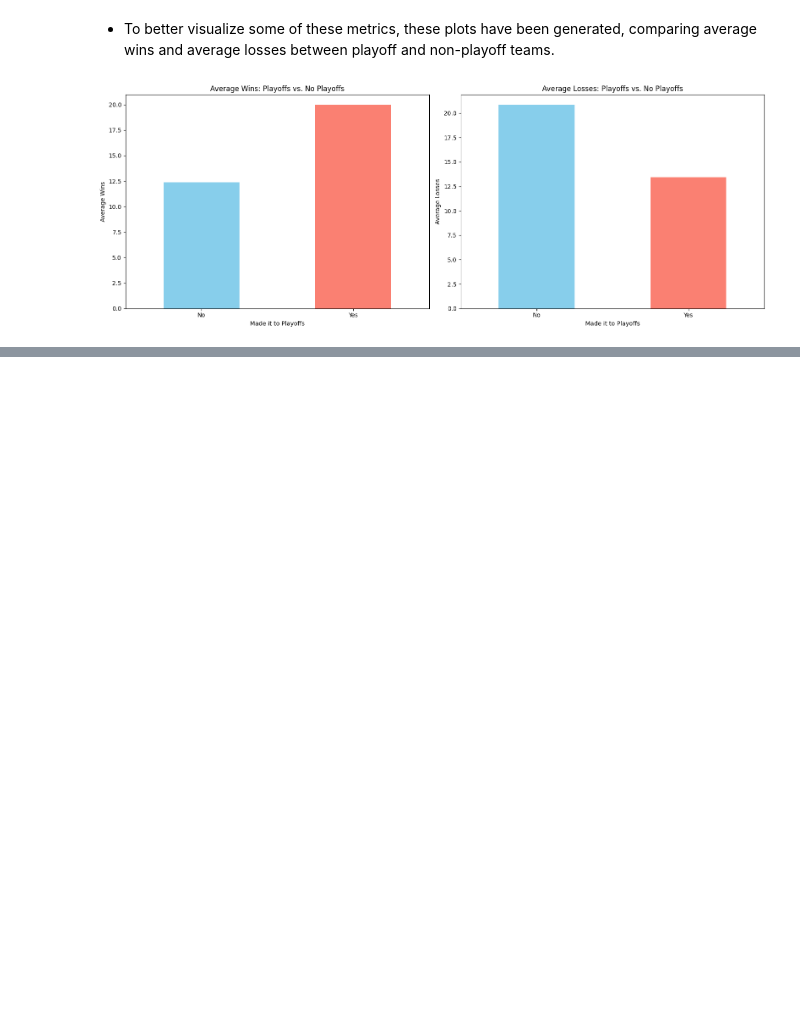
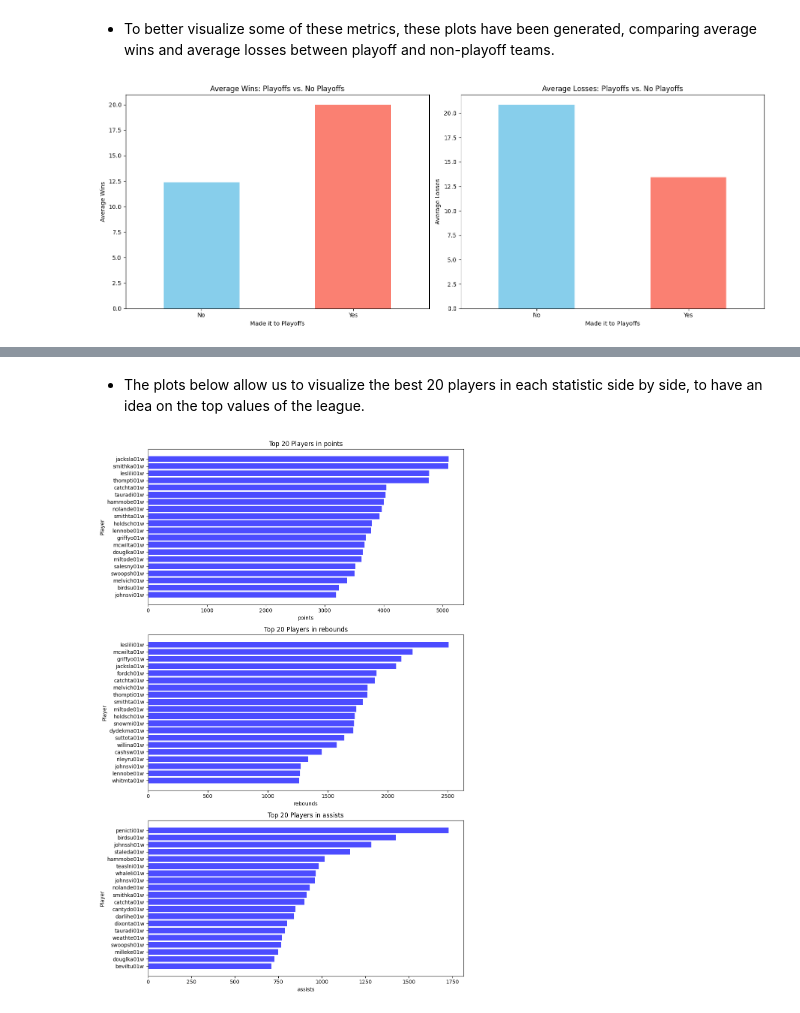
Before and after one commit to Pedro-CAB/AC-Project, a Jupyter notebook: data_analysis.ipynb, the cells around one changed output, grey strips where cells are left out. Drawn from its saved outputs; the diff is of its cells as text; code cells hidden in the pictures; blank space fills up the shorter version.

```diff
--- a/data_analysis.ipynb
+++ b/data_analysis.ipynb
@@ -722,0 +785,30 @@ NameError: name 'sns' is not defined
+# %% [markdown]
+- The plots below allow us to visualize the best 20 players in each statistic side by side, to have an idea on the top values of the league.
+# %%
+# Merge the 'Players' and 'Players-Teams' tables based on 'bioID'
+merged_data = players_teams.merge(players[['bioID', 'birthDate', 'pos']], left_on='playerID', right_on='bioID', how='inner')
+
+# List of performance statistics you want to consider
+performance_statistics = ['points', 'rebounds', 'assists']
+
+# Create subplots for each performance statistic
+fig, axs = plt.subplots(len(performance_statistics), 1, figsize=(10, 15))
+
+for i, stat in enumerate(performance_statistics):
+    # Group data by player and calculate the total statistic for each player
+    player_stats = merged_data.groupby('bioID')[stat].sum()
+
+    # Sort players by the performance statistic in descending order and select the top 20
+    top_players = player_stats.sort_values(ascending=False).head(20)
+
+    # Create a bar chart for the top 20 players in the current statistic
+    axs[i].barh(top_players.index, top_players.values, color='blue', alpha=0.7)
+    axs[i].set_title(f'Top 20 Players in {stat}')
+    axs[i].set_xlabel(stat)
+    axs[i].set_ylabel('Player')
+    axs[i].invert_yaxis()
+
+plt.tight_layout()
+plt.show()
+# %% [output]
+[figure, added]
```
Also changed, not shown: parts of 15 cells of this notebook.
